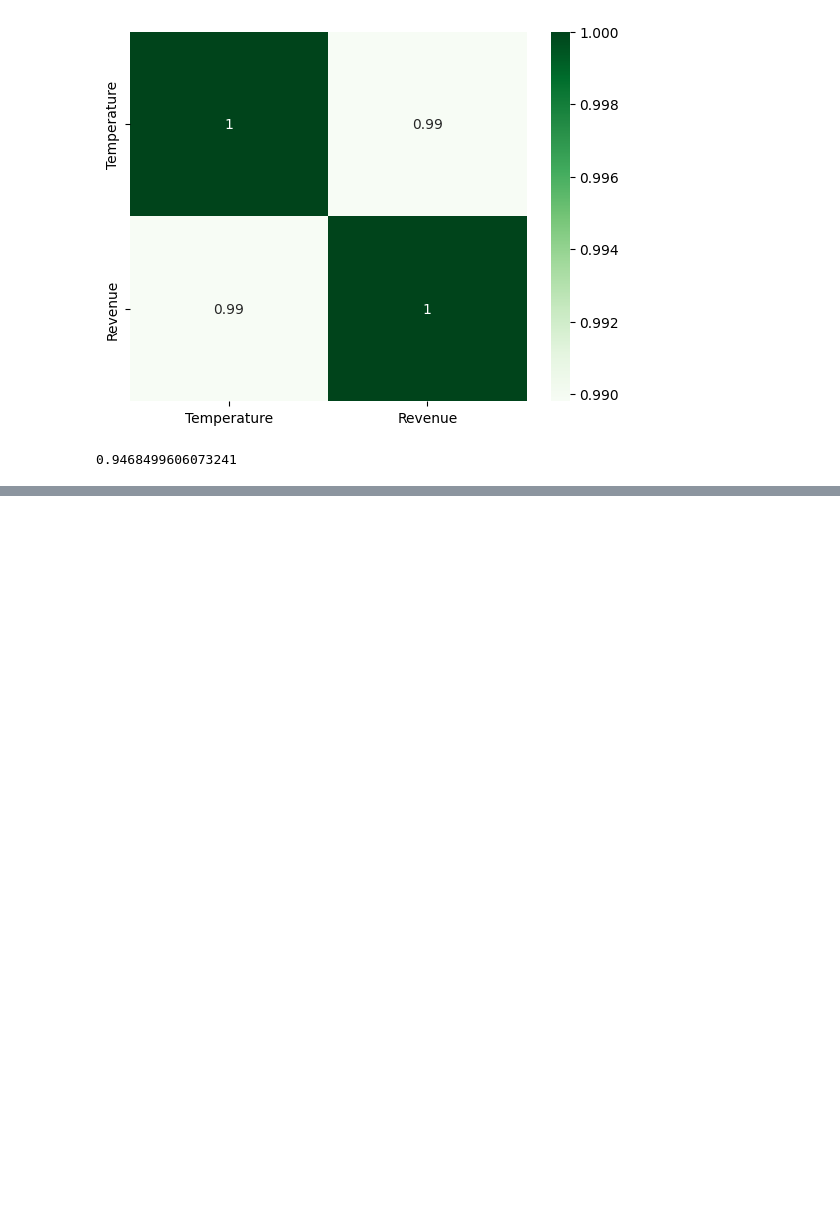
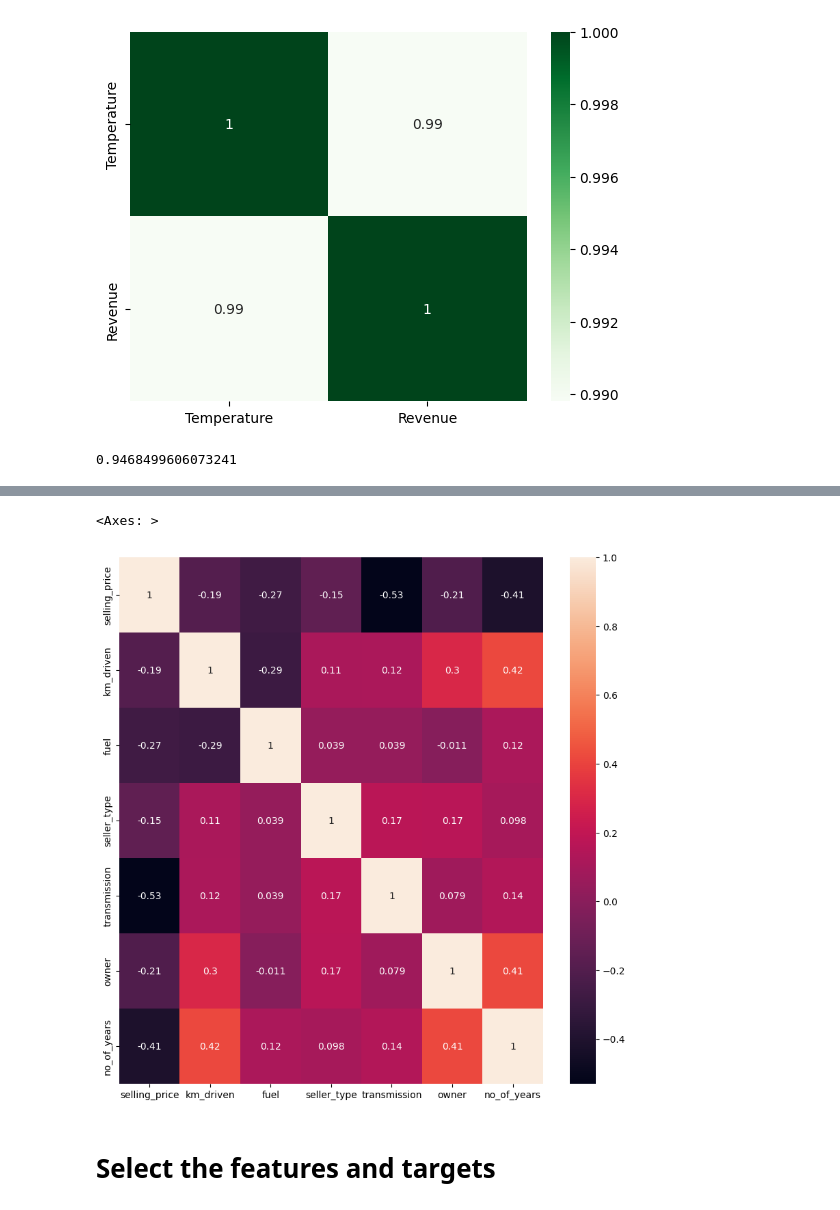
Before and after one commit to sujataprasad01/ML-Random-Forest-Regression, a Jupyter notebook: Random_Forest_Regression.ipynb, the cells around one changed output, grey strips where cells are left out. Saved outputs shown, nothing was run; the diff lists cells and outputs as text; code cells hidden in the pictures; blank space fills up the shorter version.

```diff
--- a/Random_Forest_Regression.ipynb
+++ b/Random_Forest_Regression.ipynb
@@ -93,0 +209,8 @@ r2_score(Y_test, y_pred)
+# %%
+plt.figure(figsize=(10,10))
+sns.heatmap(df.corr(), annot=True)
+# %% [output]
+<Axes: >
+[figure, added]
+# %% [markdown]
+# Select the features and targets
```
Also changed, not shown: parts of 24 cells of this notebook.
